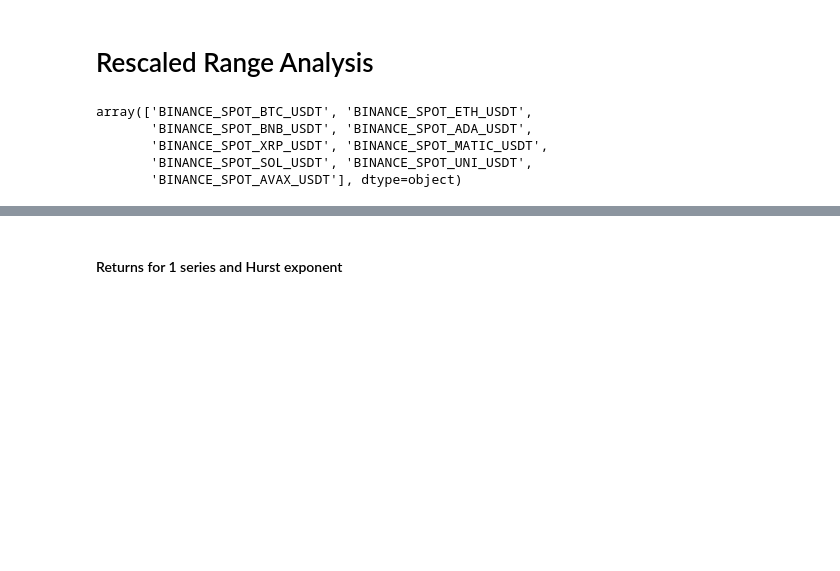
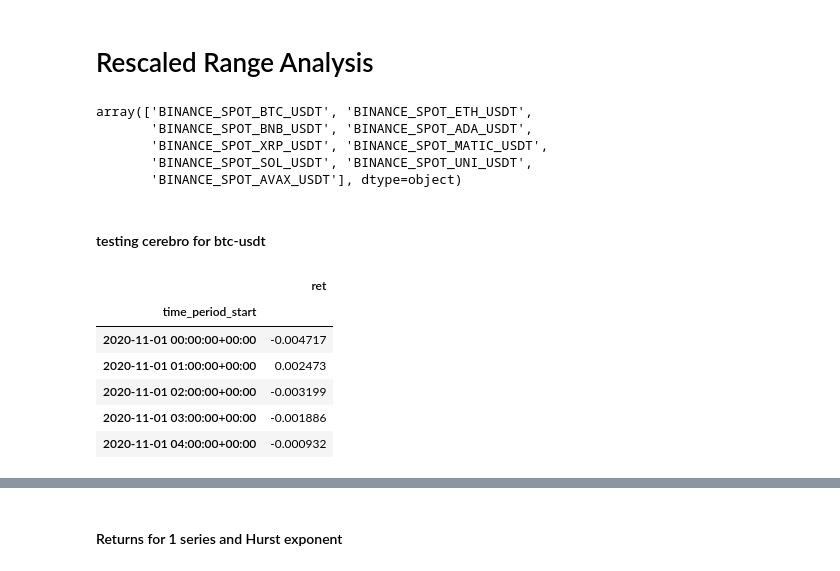
Before and after one commit to regression-gerry/hurst_capstone, a Jupyter notebook: notebooks/rescaled_range_analysis.ipynb, the cells around one changed output, grey strips where cells are left out. Saved outputs shown, nothing was run; the diff lists cells and outputs as text; code cells hidden in the pictures; blank space fills up the shorter version.

```diff
--- a/notebooks/rescaled_range_analysis.ipynb
+++ b/notebooks/rescaled_range_analysis.ipynb
@@ -31,5 +32,7 @@ def df_select(path: str, ticker: str, start_date: str, data_point_num: int) -> p
     if data_point_num is not None:
         data = data.head(data_point_num)
     return data[['time_period_start', 'price_close', 'ret']]
+# %% [markdown]
+#### testing cerebro for btc-usdt
 # %%
 test_data = df_select('overall.pkl', ticker='BINANCE_SPOT_BTC_USDT', start_date='2020-11-01', data_point_num=672)
@@ -36,2 +40,12 @@ test_data = df_select('overall.pkl', ticker='BINANCE_SPOT_BTC_USDT', start_date=
 test_data.set_index('time_period_start', inplace=True)
+# %%
+test_data.head()
+# %% [output]
+|  | ret |
+| time_period_start |  |
+| 2020-11-01 00:00:00+00:00 | -0.004717 |
+| 2020-11-01 01:00:00+00:00 | 0.002473 |
+| 2020-11-01 02:00:00+00:00 | -0.003199 |
+| 2020-11-01 03:00:00+00:00 | -0.001886 |
+| 2020-11-01 04:00:00+00:00 | -0.000932 |
 # %%
```
Also changed, not shown: parts of 8 cells of this notebook, 1 other file.
